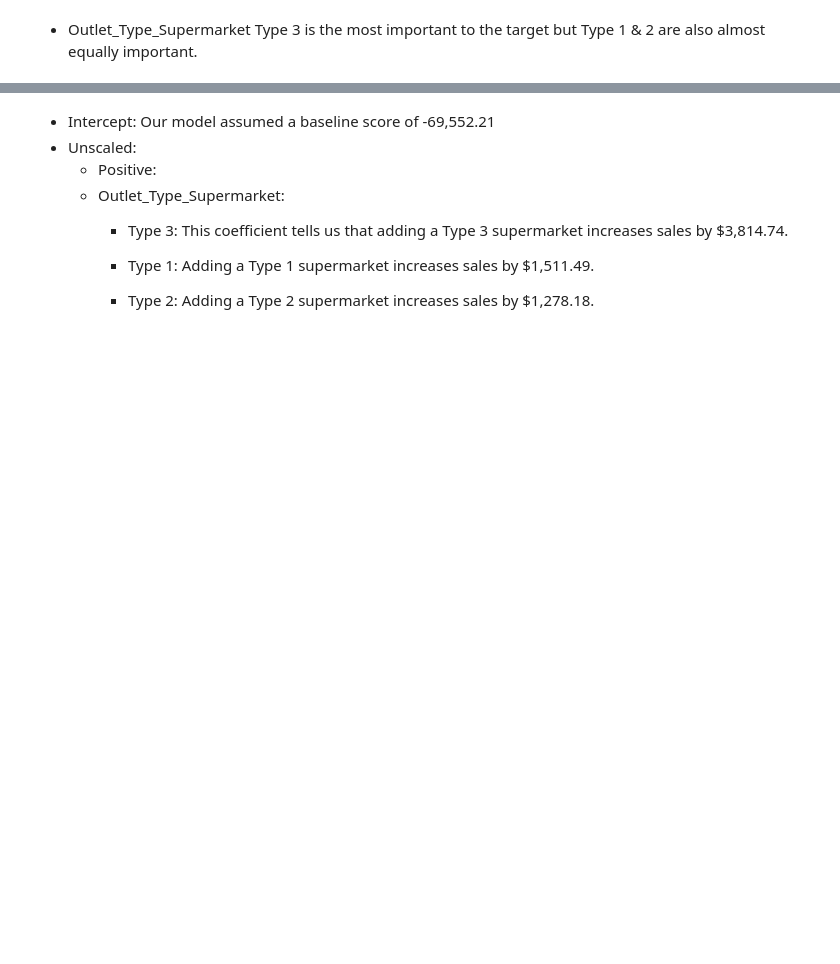
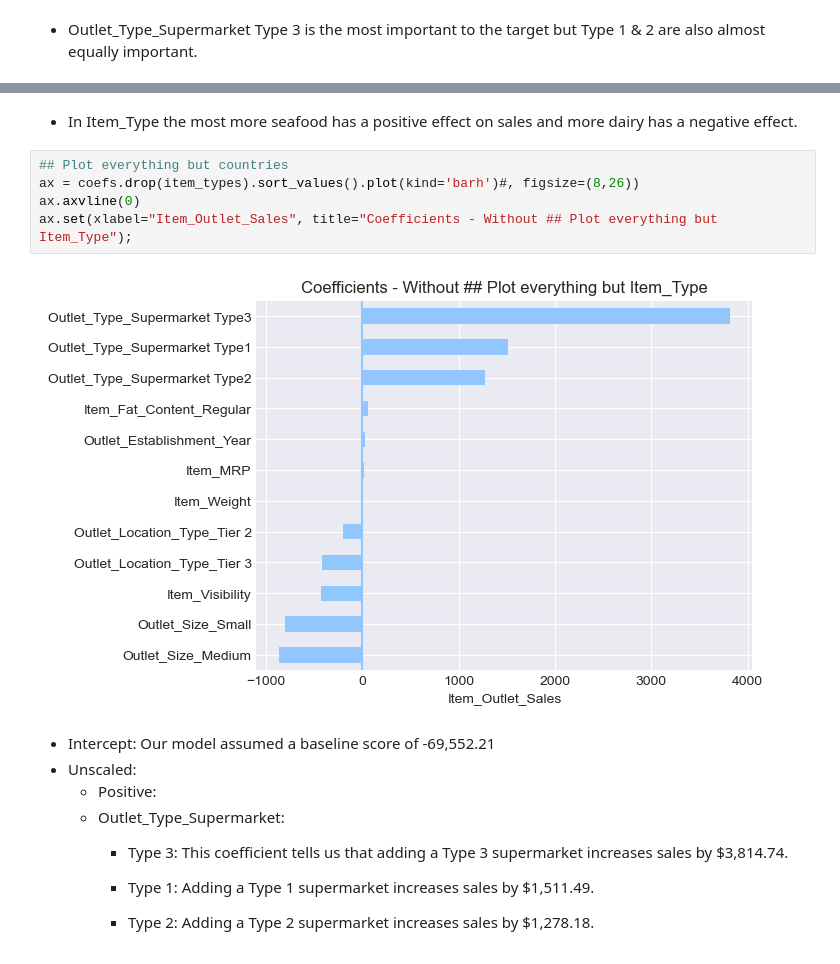
Before and after one commit to CaillahR/Importances-and-Coefficients, a Jupyter notebook: Part 1.ipynb, the cells around one changed output, grey strips where cells are left out. Cells and saved outputs as stored; diff of their text form; blank space fills up the shorter version.

```diff
--- a/Part 1.ipynb
+++ b/Part 1.ipynb
@@ -930,3 +969,12 @@ fig_gcf
+# %% [markdown]
+- In Item_Type the most more seafood has a positive effect on sales and more dairy has a negative effect.
+# %%
+## Plot everything but countries
+ax = coefs.drop(item_types).sort_values().plot(kind='barh')#, figsize=(8,26))
+ax.axvline(0)
+ax.set(xlabel="Item_Outlet_Sales", title="Coefficients - Without ## Plot everything but Item_Type");
+# %% [output]
+[figure, added]
 # %% [markdown]
 - Intercept: Our model assumed a baseline score of -69,552.21
 - Unscaled:
```
Also changed, not shown: parts of 127 cells of this notebook, 4 other files.
